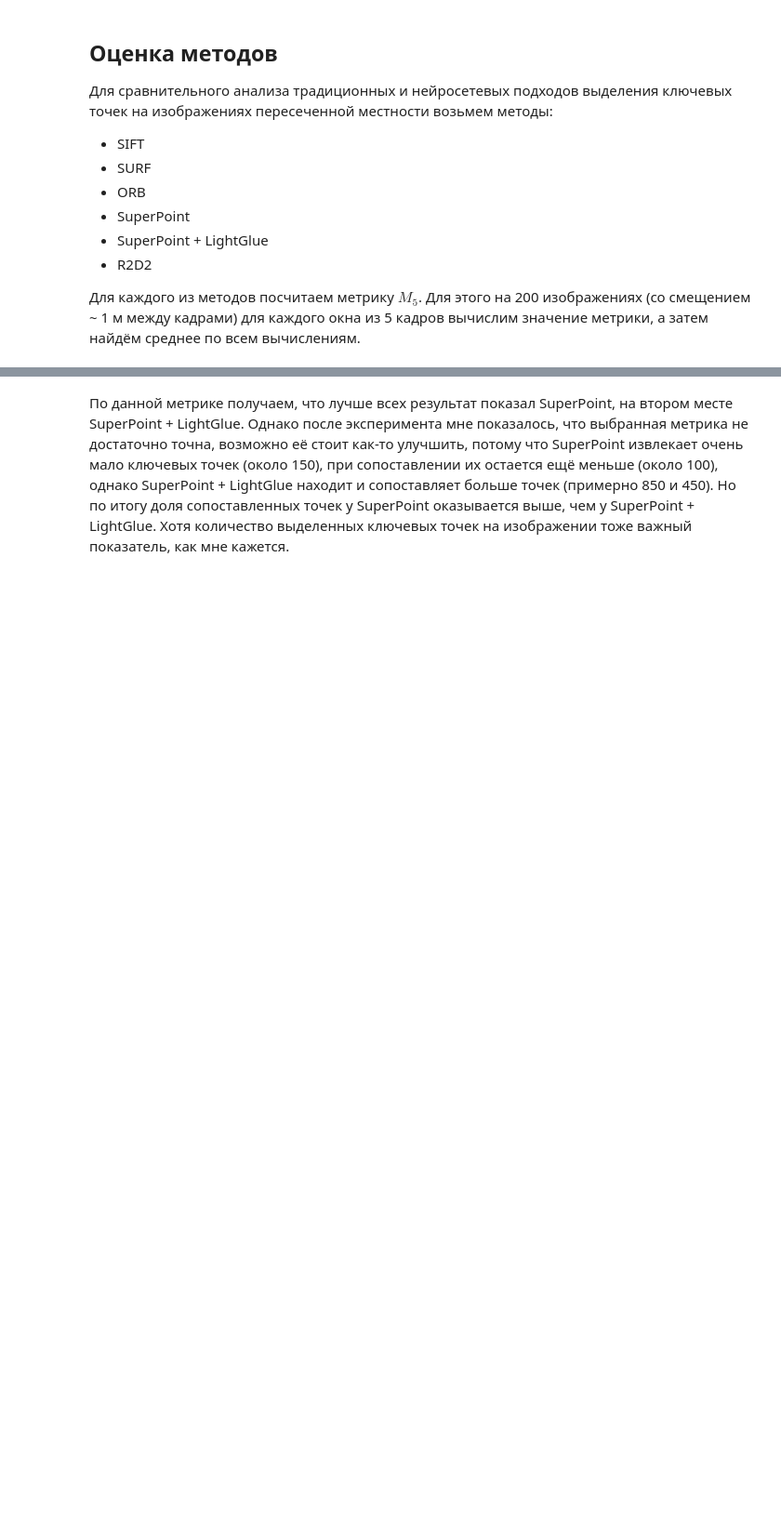
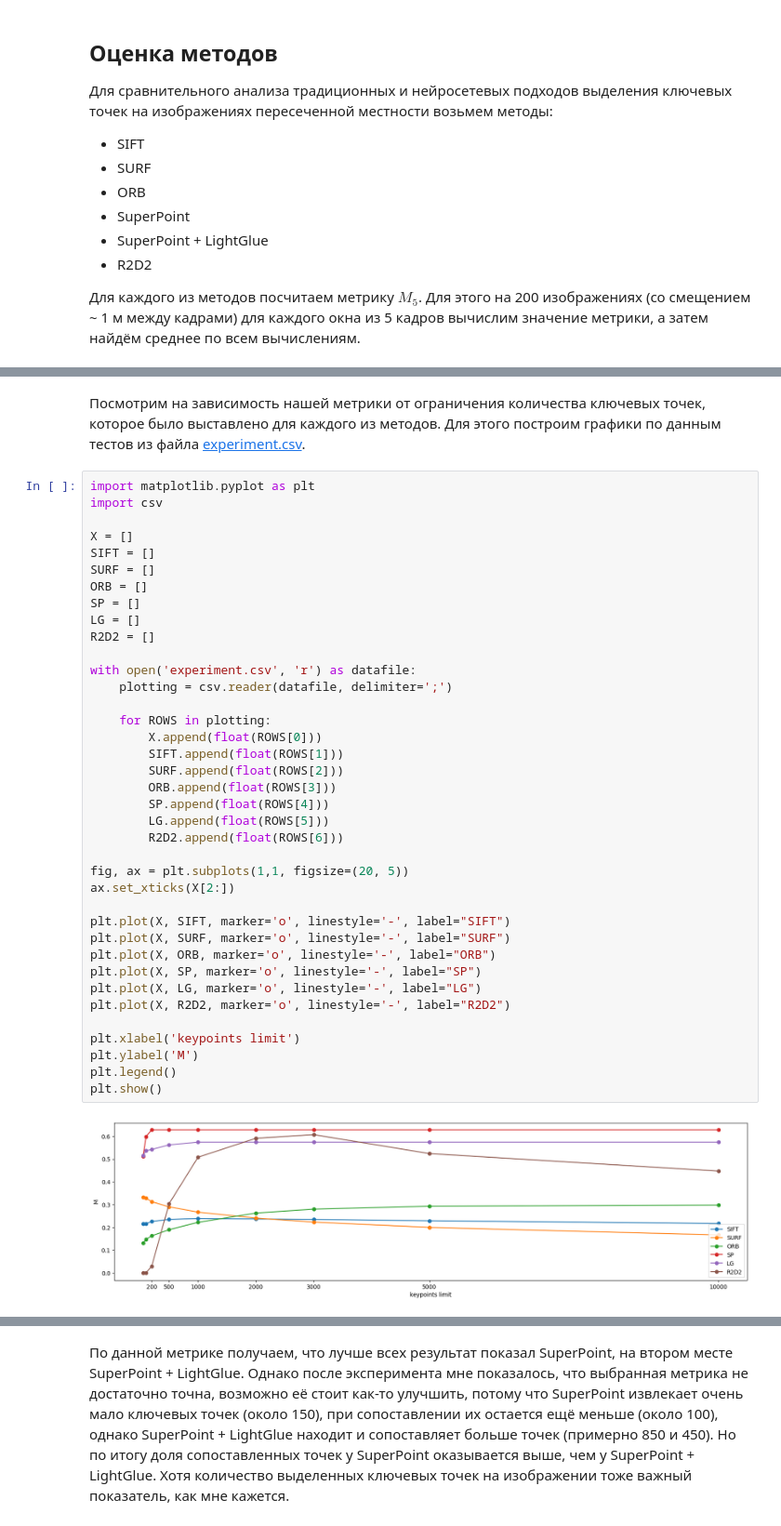
Before and after one commit to TIoJIuHa/points_extraction, a Jupyter notebook: comparison.ipynb, the cells around one changed output, grey strips where cells are left out. Shown: that part at 93% size. Drawn from its saved outputs; the diff is of its cells as text; blank space fills up the shorter version.

Commit message:
tests for different num of keypoints

```diff
--- a/comparison.ipynb
+++ b/comparison.ipynb
@@ -321,0 +544,42 @@ average: 0.4468570189893564
+# %% [markdown]
+Посмотрим на зависимость нашей метрики от ограничения количества ключевых точек, которое было выставлено для каждого из методов. Для этого построим графики по данным тестов из файла [experiment.csv](experiment.csv).
+# %%
+import matplotlib.pyplot as plt
+import csv
+
+X = []
+SIFT = []
+SURF = []
+ORB = []
+SP = []
+LG = []
+R2D2 = []
+
+with open('experiment.csv', 'r') as datafile:
+    plotting = csv.reader(datafile, delimiter=';')
+
+    for ROWS in plotting:
+        X.append(float(ROWS[0]))
+        SIFT.append(float(ROWS[1]))
+        SURF.append(float(ROWS[2]))
+        ORB.append(float(ROWS[3]))
+        SP.append(float(ROWS[4]))
+        LG.append(float(ROWS[5]))
+        R2D2.append(float(ROWS[6]))
+
+fig, ax = plt.subplots(1,1, figsize=(20, 5))
+ax.set_xticks(X[2:])
+
+plt.plot(X, SIFT, marker='o', linestyle='-', label="SIFT")
+plt.plot(X, SURF, marker='o', linestyle='-', label="SURF")
+plt.plot(X, ORB, marker='o', linestyle='-', label="ORB")
+plt.plot(X, SP, marker='o', linestyle='-', label="SP")
+plt.plot(X, LG, marker='o', linestyle='-', label="LG")
+plt.plot(X, R2D2, marker='o', linestyle='-', label="R2D2")
+
+plt.xlabel('keypoints limit')
+plt.ylabel('M')
+plt.legend()
+plt.show()
+# %% [output]
+[figure, added]
```
Also changed, not shown: parts of 14 cells of this notebook, 1 other file.
